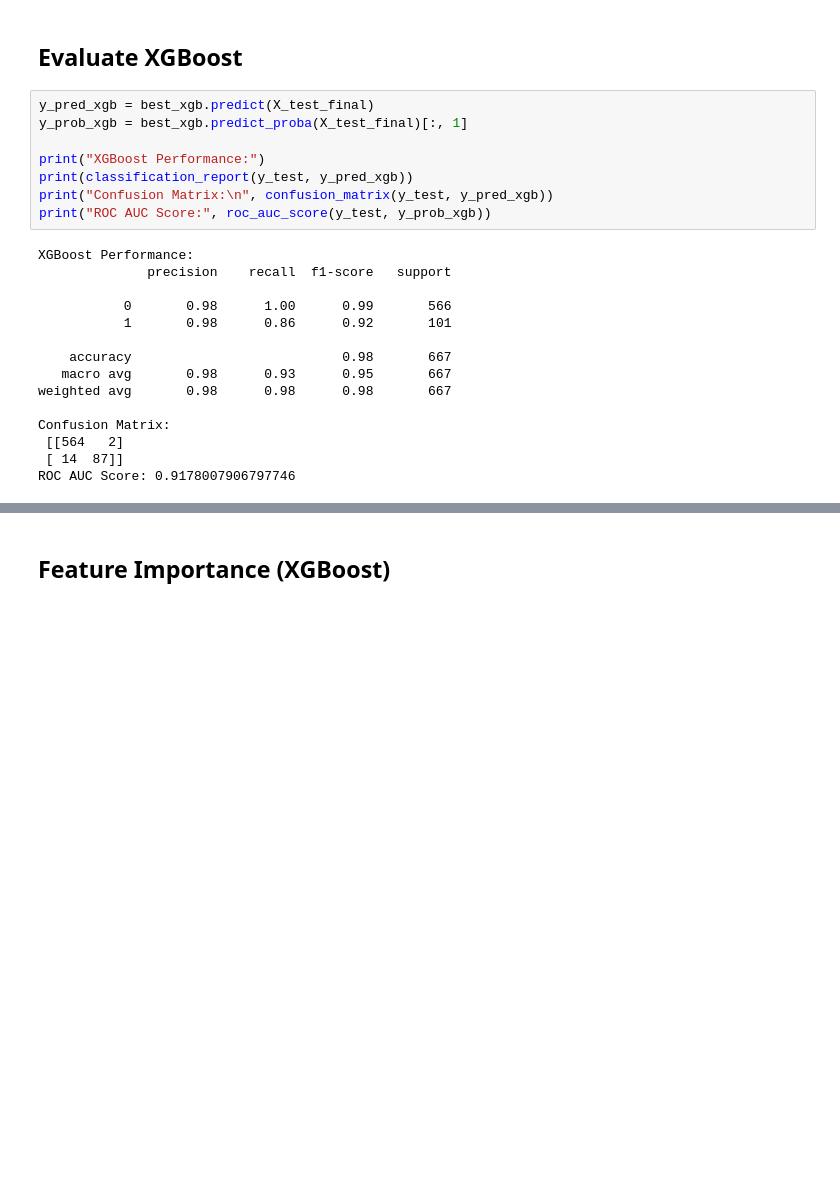
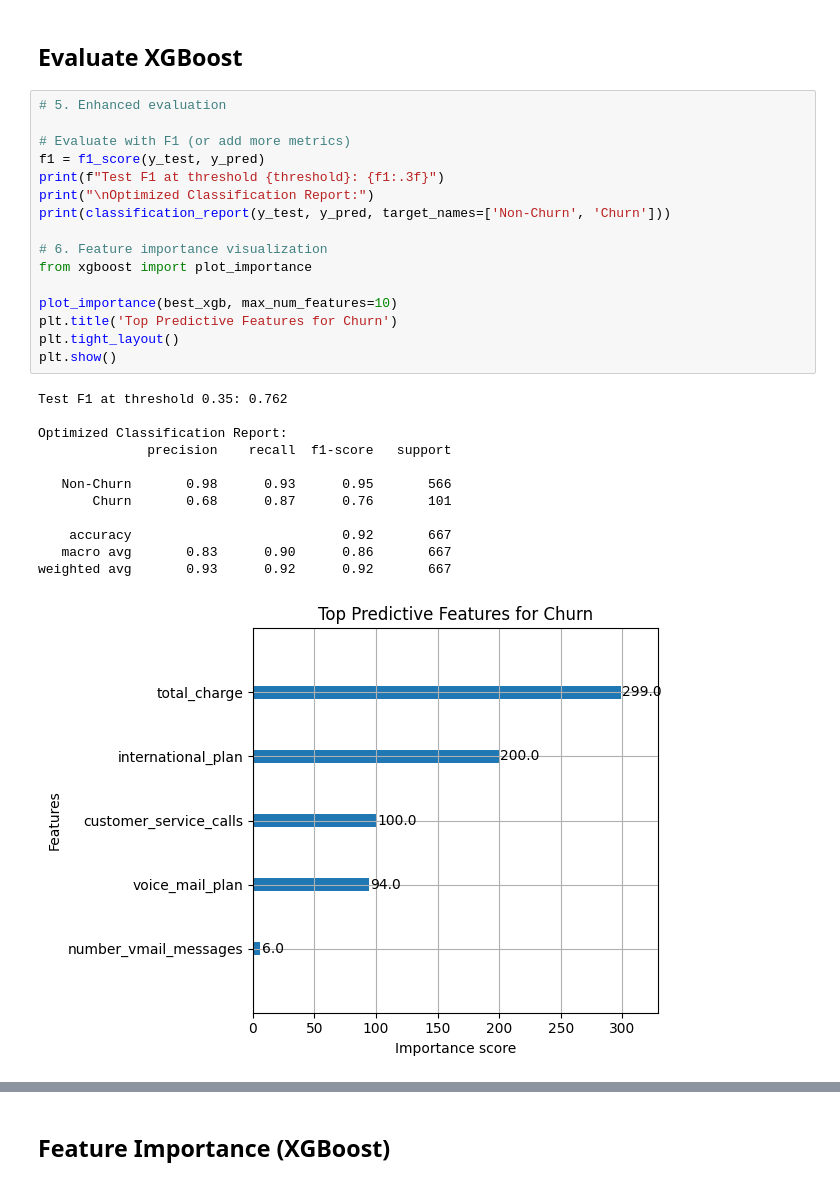
Before and after one commit to hanifa331/customer-churn, a Jupyter notebook: studenth.ipynb, the cells around one changed output, grey strips where cells are left out. Drawn from its saved outputs; the diff is of its cells as text; blank space fills up the shorter version.

```diff
--- a/studenth.ipynb
+++ b/studenth.ipynb
@@ -701,25 +733,31 @@ Best XGBoost Parameters: {'learning_rate': 0.1, 'max_depth': 7, 'n_estimators':
 # %% [markdown]
 ## Evaluate XGBoost
 # %%
-y_pred_xgb = best_xgb.predict(X_test_final)
-y_prob_xgb = best_xgb.predict_proba(X_test_final)[:, 1]
+# 5. Enhanced evaluation
 
-print("XGBoost Performance:")
-print(classification_report(y_test, y_pred_xgb))
-print("Confusion Matrix:\n", confusion_matrix(y_test, y_pred_xgb))
-print("ROC AUC Score:", roc_auc_score(y_test, y_prob_xgb))
+# Evaluate with F1 (or add more metrics)
+f1 = f1_score(y_test, y_pred)
+print(f"Test F1 at threshold {threshold}: {f1:.3f}")
+print("\nOptimized Classification Report:")
+print(classification_report(y_test, y_pred, target_names=['Non-Churn', 'Churn']))
+
+# 6. Feature importance visualization
+from xgboost import plot_importance
+
+plot_importance(best_xgb, max_num_features=10)
+plt.title('Top Predictive Features for Churn')
+plt.tight_layout()
+plt.show()
 # %% [output]
-XGBoost Performance:
+Test F1 at threshold 0.35: 0.762
+
+Optimized Classification Report:
               precision    recall  f1-score   support
 
-           0       0.98      1.00      0.99       566
-           1       0.98      0.86      0.92       101
+   Non-Churn       0.98      0.93      0.95       566
+       Churn       0.68      0.87      0.76       101
 
-    accuracy                           0.98       667
-   macro avg       0.98      0.93      0.95       667
-weighted avg       0.98      0.98      0.98       667
-
-Confusion Matrix:
- [[564   2]
- [ 14  87]]
-ROC AUC Score: 0.9178007906797746
+    accuracy                           0.92       667
+   macro avg       0.83      0.90      0.86       667
+weighted avg       0.93      0.92      0.92       667
+[figure, added]
```
Also changed, not shown: parts of 51 cells of this notebook.
